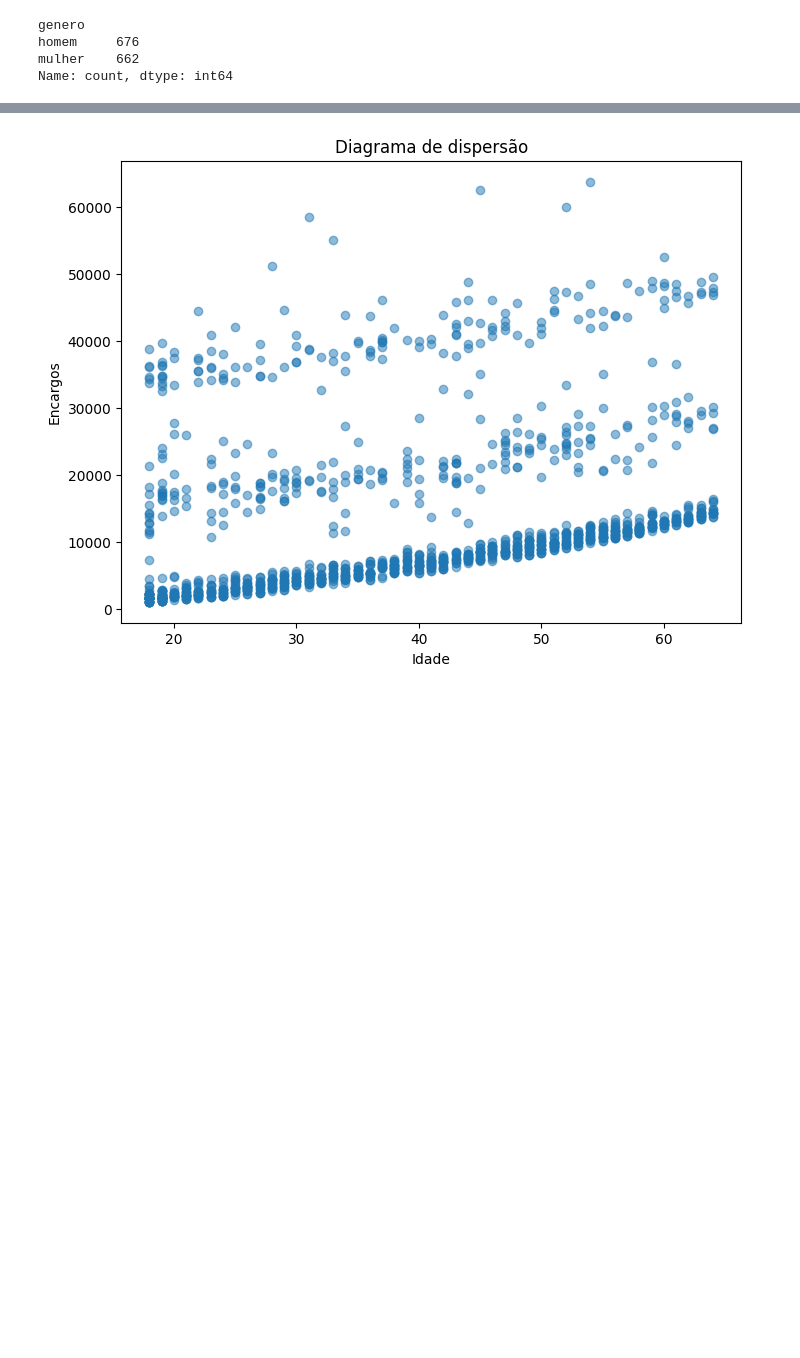
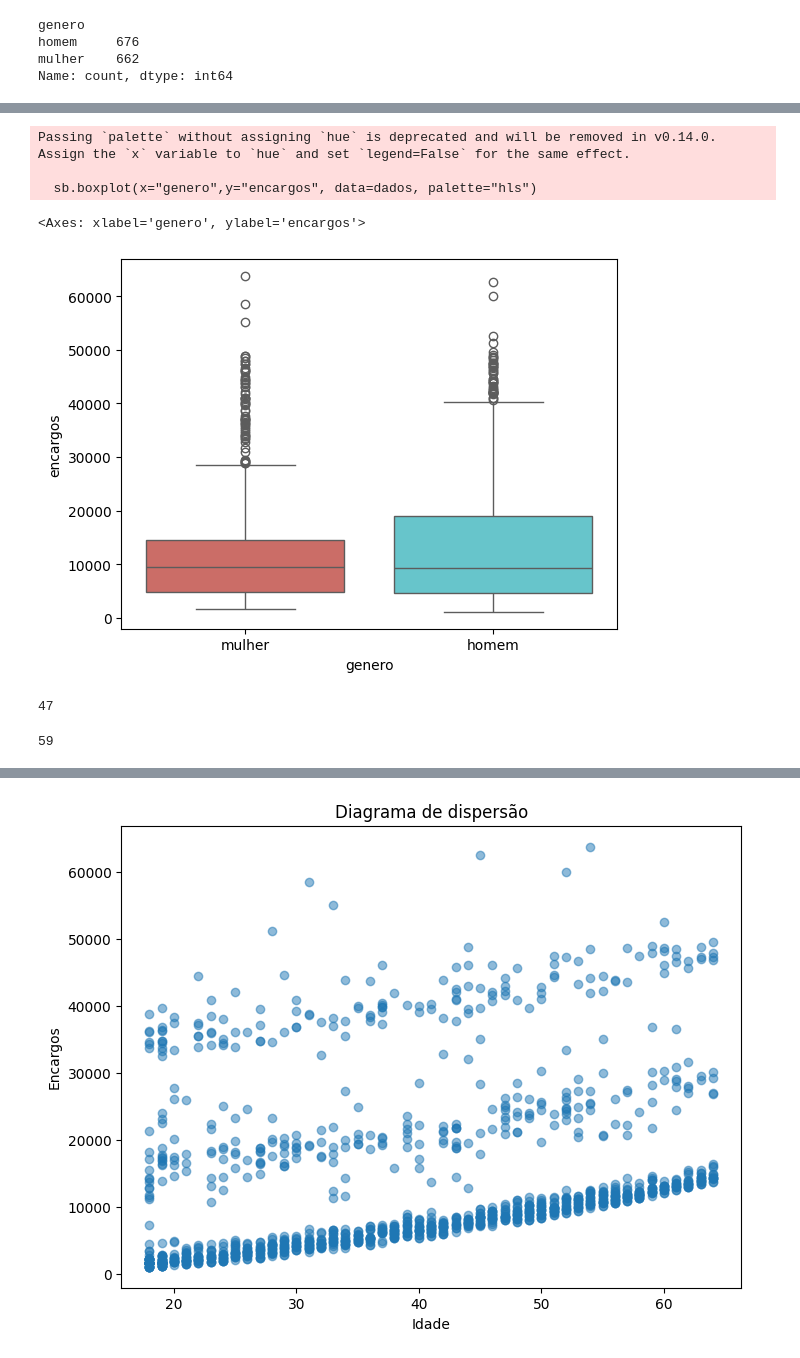
Before and after one commit to jordanmsouza/TechChallenge_Fase1_Grupo4, a Jupyter notebook: Tech_Challange_Fase1_Grupo4.ipynb, the cells around one changed output, grey strips where cells are left out. Saved outputs shown, nothing was run; the diff lists cells and outputs as text; code cells hidden in the pictures; blank space fills up the shorter version.

```diff
--- a/Tech_Challange_Fase1_Grupo4.ipynb
+++ b/Tech_Challange_Fase1_Grupo4.ipynb
@@ -96,0 +165,19 @@ Name: count, dtype: int64
+# %%
+sb.boxplot(x="genero",y="encargos", data=dados, palette="hls")
+# %% [output]
+Passing `palette` without assigning `hue` is deprecated and will be removed in v0.14.0. Assign the `x` variable to `hue` and set `legend=False` for the same effect.
+
+  sb.boxplot(x="genero",y="encargos", data=dados, palette="hls")
+<Axes: xlabel='genero', ylabel='encargos'>
+[figure, added]
+# %%
+df_homens = dados[(dados['genero'] == 'homem') & (dados['encargos'] > 40000)]
+df_homens['encargos'].count()
+# %% [output]
+47
+# %%
+
+df_mulheres = dados[(dados['genero'] == 'mulher') & (dados['encargos'] > 30000)]
+df_mulheres['encargos'].count()
+# %% [output]
+59
```
Also changed, not shown: parts of 43 cells of this notebook.
